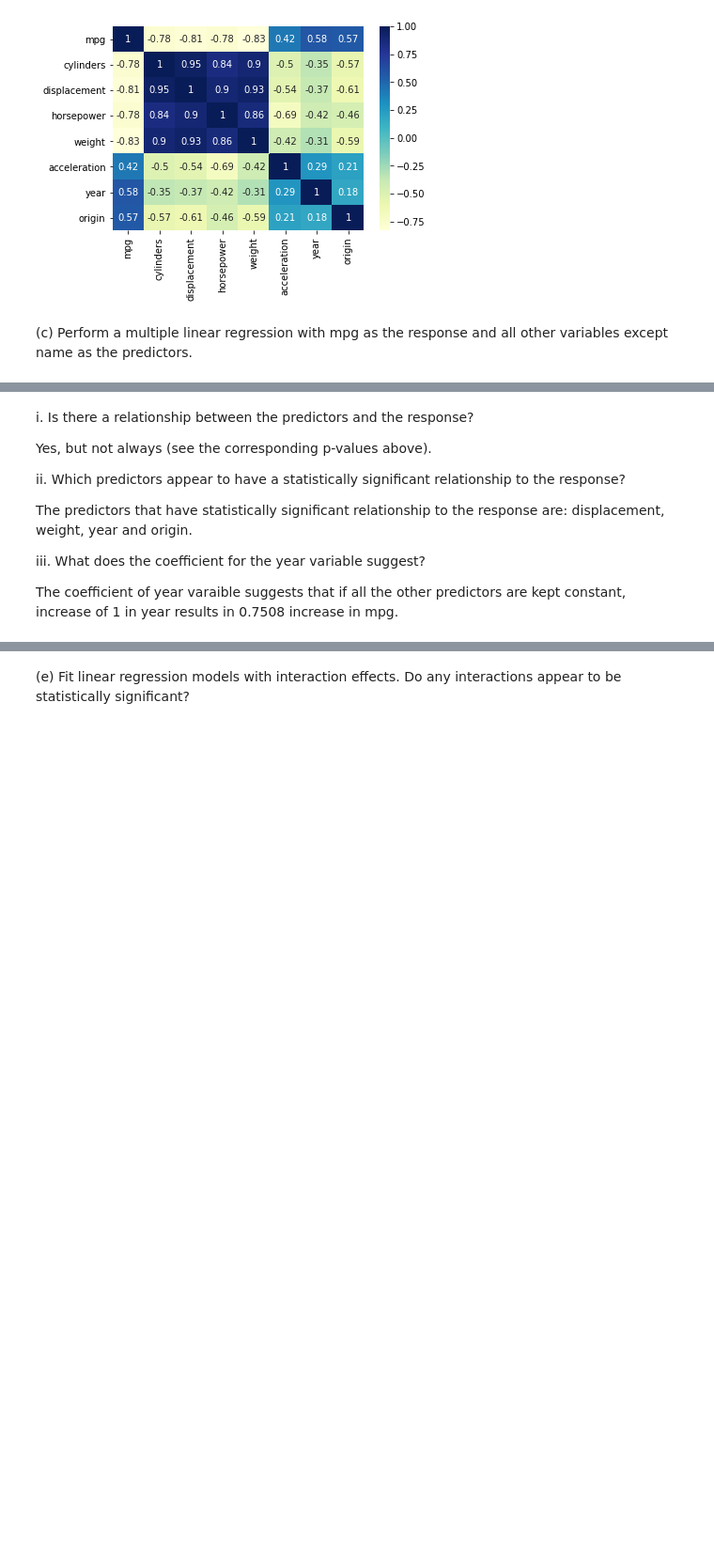
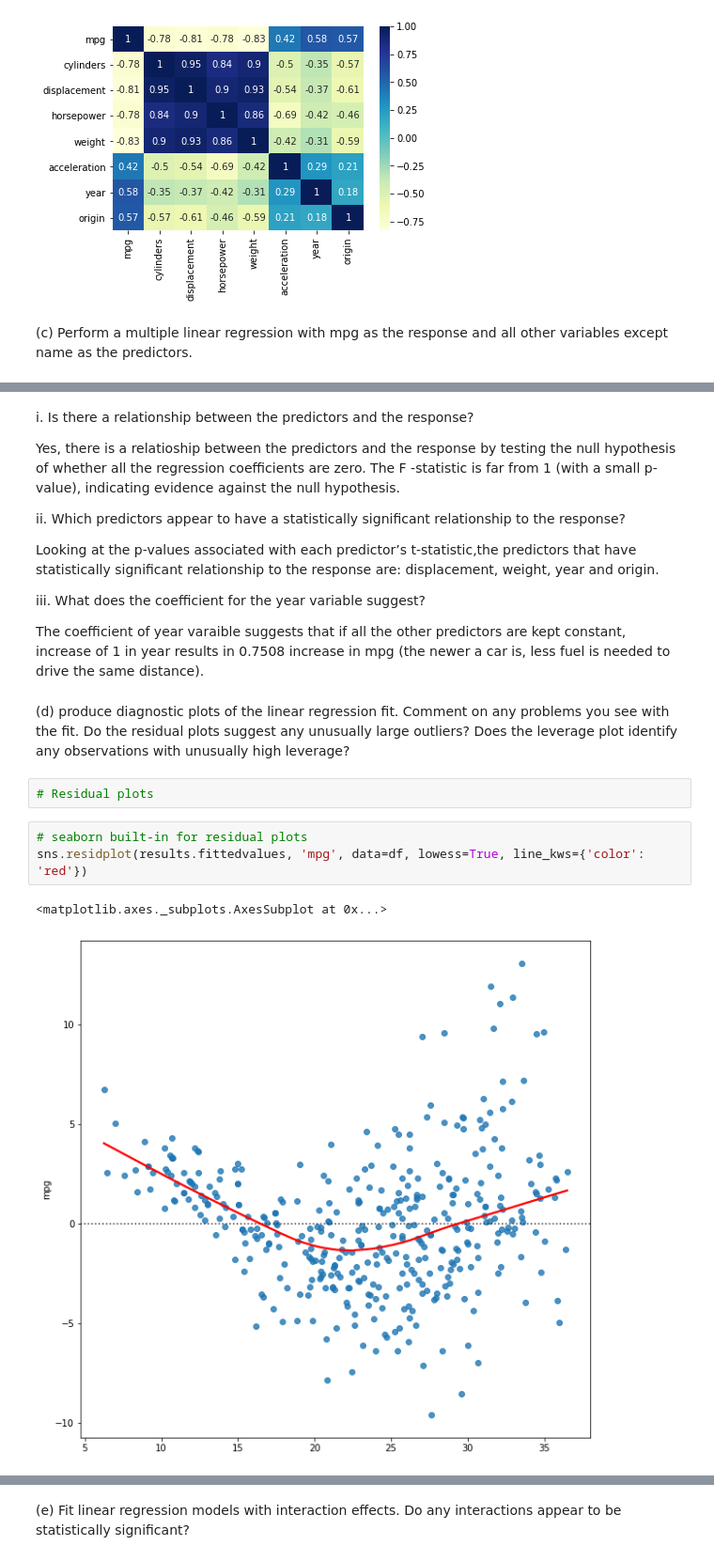
Before and after one commit to pi00trek/stats-ml, a Jupyter notebook: ISLR/linear regression - islr.ipynb, the cells around one changed output, grey strips where cells are left out. Shown at 94% size. Drawn from its saved outputs; the diff is of its cells as text; blank space fills up the shorter version.

```diff
--- a/ISLR/linear regression - islr.ipynb
+++ b/ISLR/linear regression - islr.ipynb
@@ -455,12 +483,26 @@ strong multicollinearity or other numerical problems.
 # %% [markdown]
 i. Is there a relationship between the predictors and the response?
 
-Yes, but not always (see the corresponding p-values above).
+Yes, there is a relatioship between the predictors and the response by testing the null hypothesis of whether all the regression coefficients are zero. The F -statistic is far from 1 (with a small p-value), indicating evidence against the null hypothesis.
 
 ii. Which predictors appear to have a statistically significant relationship to the response?
 
-The predictors that have statistically significant relationship to the response are: displacement, weight, year and origin.
+Looking at the p-values associated with each predictor’s t-statistic,the predictors that have statistically significant relationship to the response are: displacement, weight, year and origin.
 
 iii. What does the coefficient for the year variable suggest?
 
-The coefficient of year varaible suggests that if all the other predictors are kept constant, increase of 1 in year results in 0.7508 increase in mpg.
+The coefficient of year varaible suggests that if all the other predictors are kept constant, increase of 1 in year results in 0.7508 increase in mpg (the newer a car is, less fuel is needed to drive the same distance).
+# %% [markdown]
+(d) produce diagnostic plots of the linear
+regression fit. Comment on any problems you see with the fit.
+Do the residual plots suggest any unusually large outliers? Does
+the leverage plot identify any observations with unusually high
+leverage?
+# %%
+# Residual plots
+# %%
+# seaborn built-in for residual plots
+sns.residplot(results.fittedvalues, 'mpg', data=df, lowess=True, line_kws={'color': 'red'})
+# %% [output]
+<matplotlib.axes._subplots.AxesSubplot at 0x...>
+[figure, added]
```
Also changed, not shown: parts of 22 cells of this notebook.
